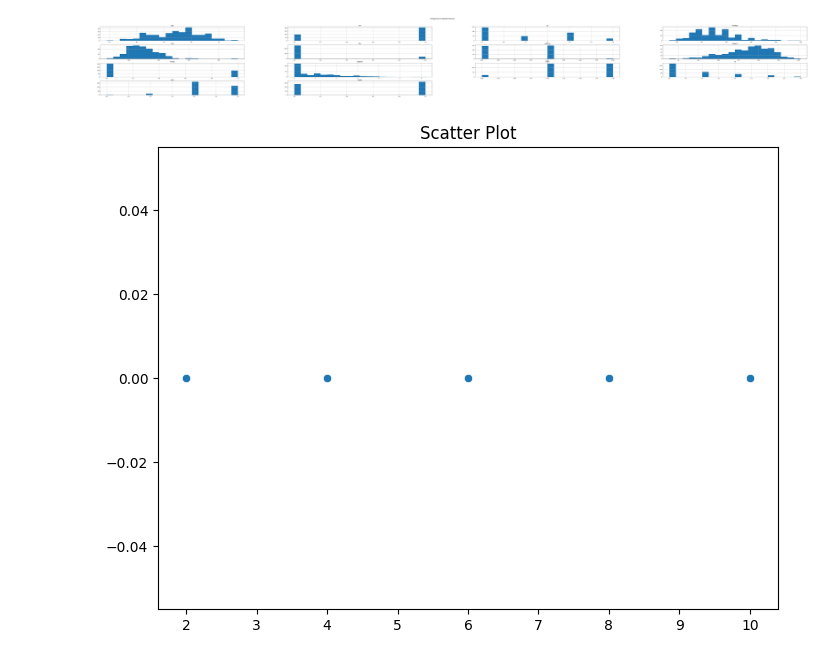
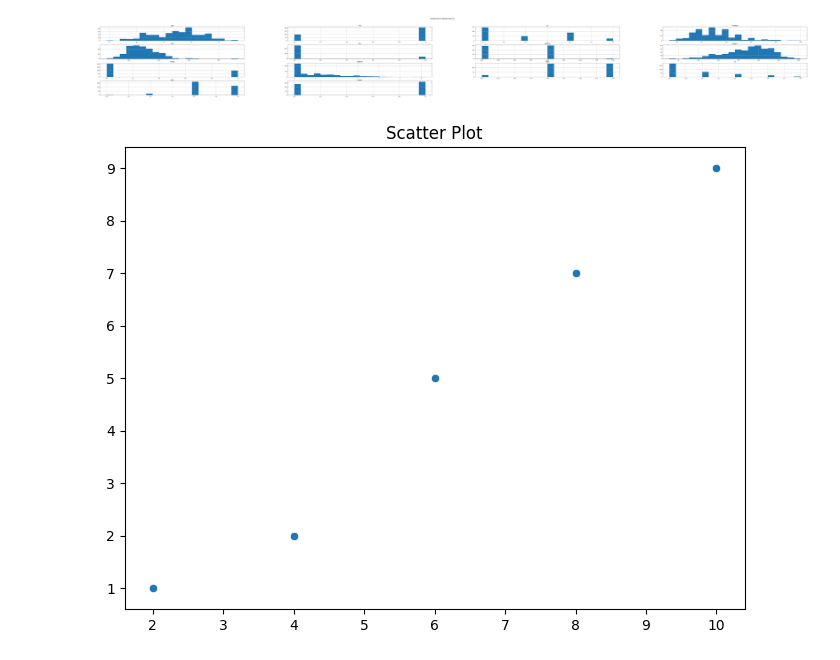
Before and after one commit to 2403A51L47/data-mining, a Jupyter notebook: lab2.ipynb, the cells around one changed output. Cells and saved outputs as stored; diff of their text form; code cells hidden in the pictures.

```diff
--- a/lab2.ipynb
+++ b/lab2.ipynb
@@ -55,8 +55,8 @@ o = [1,2,5,7,9]
 e = [2,4,6,8,10]
 # %%
 plt.figure(figsize = (8,6))
-sns.scatterplot(x=e,y=0)
+sns.scatterplot(x=e,y=o)
 plt.title('Scatter Plot')
 plt.show()
 # %% [output]
-[figure, old version]
+[figure, new version]
```
